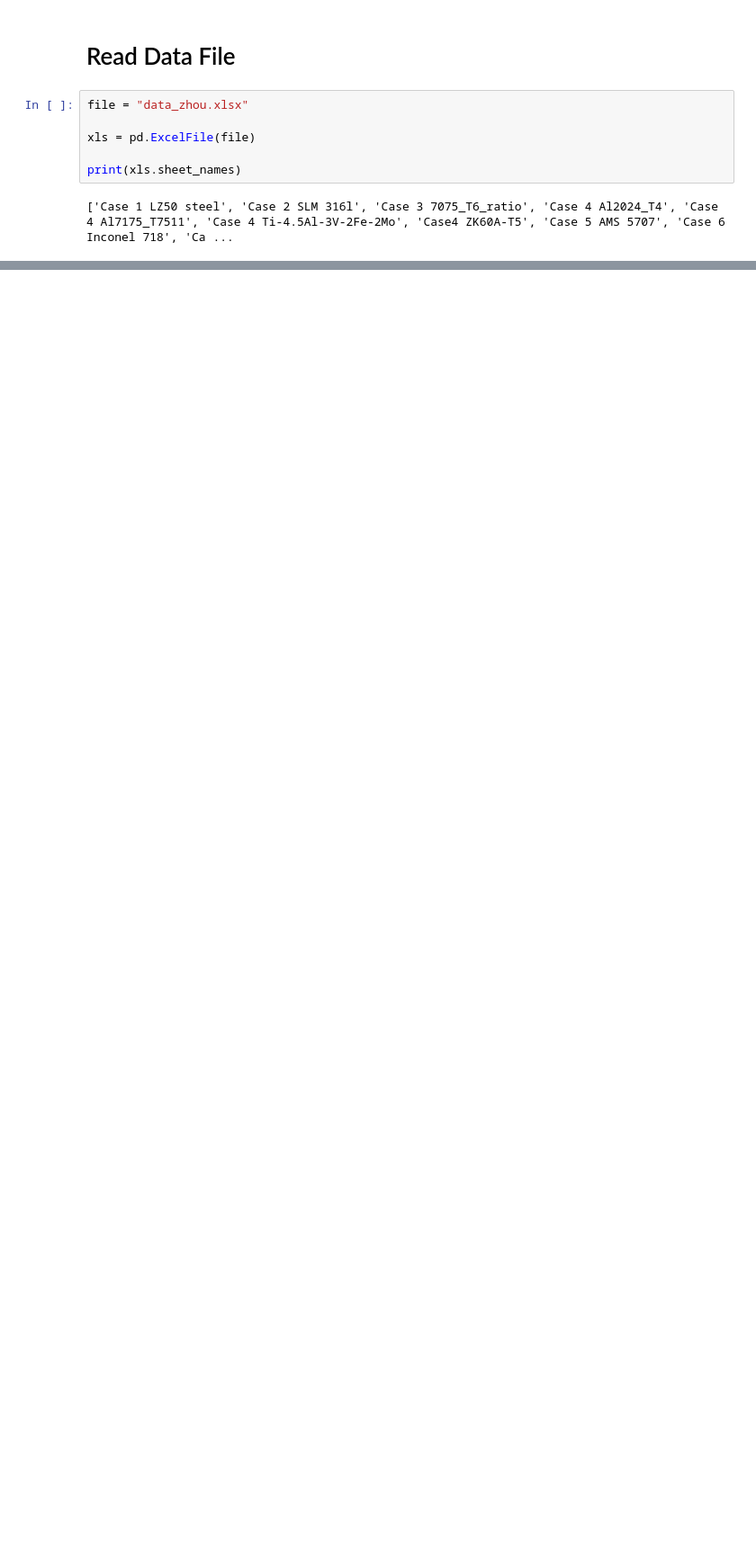
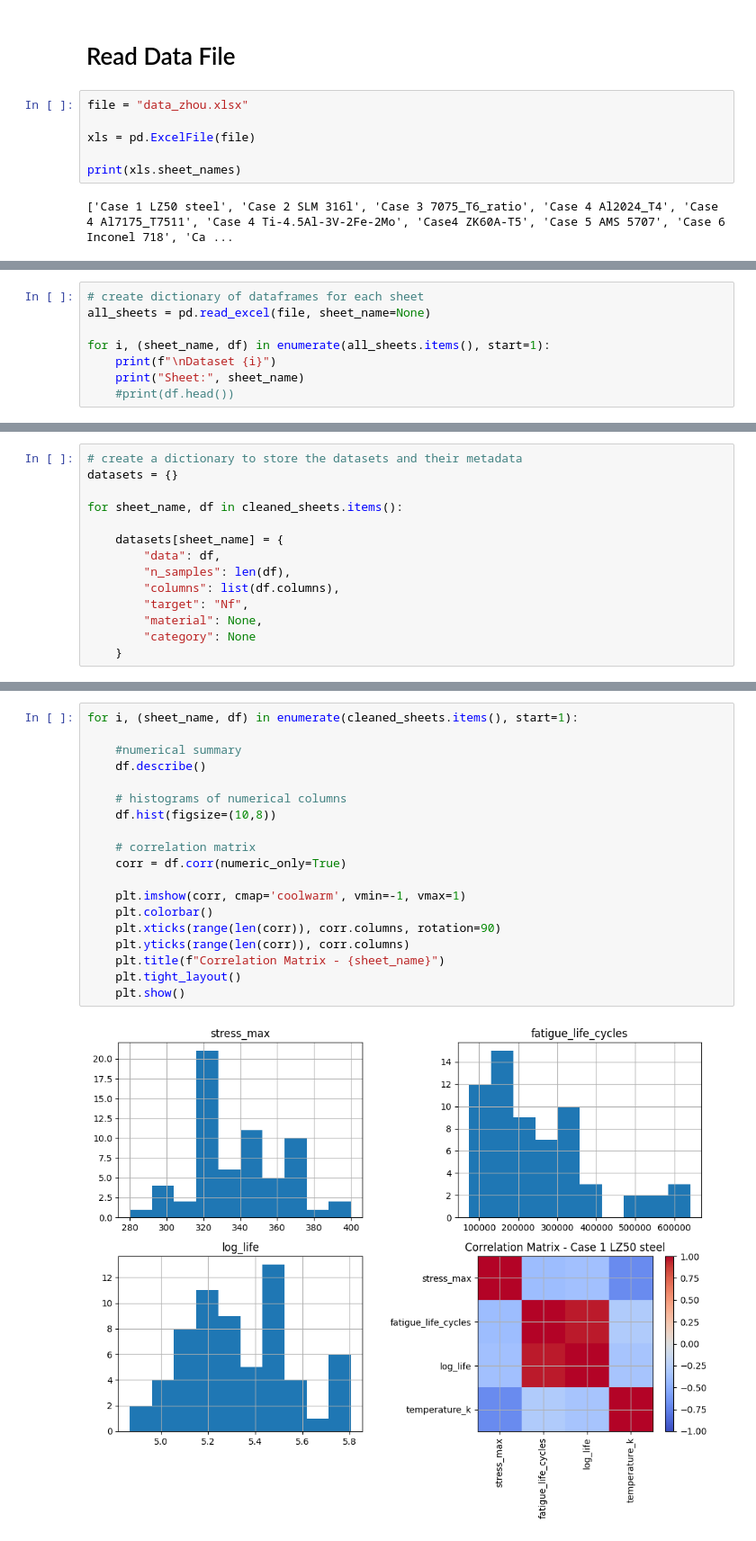
Before and after one commit to jessk816/pinn, a Jupyter notebook: data/data_zhou.ipynb, the cells around one changed output, grey strips where cells are left out. Shown at 90% size. Cells and saved outputs as stored; diff of their text form; blank space fills up the shorter version.

Commit message:
data cleaning and start eda

```diff
--- a/data/data_zhou.ipynb
+++ b/data/data_zhou.ipynb
@@ -14,0 +20,8 @@ print(xls.sheet_names)
+# %%
+# create dictionary of dataframes for each sheet
+all_sheets = pd.read_excel(file, sheet_name=None)
+
+for i, (sheet_name, df) in enumerate(all_sheets.items(), start=1):
+    print(f"\nDataset {i}")
+    print("Sheet:", sheet_name)
+    #print(df.head())
@@ -40,0 +168,14 @@ Sheet: Case 2 SLM 316l
+# %%
+# create a dictionary to store the datasets and their metadata
+datasets = {}
+
+for sheet_name, df in cleaned_sheets.items():
+
+    datasets[sheet_name] = {
+        "data": df,
+        "n_samples": len(df),
+        "columns": list(df.columns),
+        "target": "Nf",
+        "material": None,
+        "category": None
+    }
@@ -40,0 +261,21 @@ Sheet: Case 2 SLM 316l
+# %%
+for i, (sheet_name, df) in enumerate(cleaned_sheets.items(), start=1):
+
+    #numerical summary
+    df.describe()
+
+    # histograms of numerical columns
+    df.hist(figsize=(10,8))
+
+    # correlation matrix
+    corr = df.corr(numeric_only=True)
+
+    plt.imshow(corr, cmap='coolwarm', vmin=-1, vmax=1)
+    plt.colorbar()
+    plt.xticks(range(len(corr)), corr.columns, rotation=90)
+    plt.yticks(range(len(corr)), corr.columns)
+    plt.title(f"Correlation Matrix - {sheet_name}")
+    plt.tight_layout()
+    plt.show()
+# %% [output]
+[figure, added]
```
Also changed, not shown: parts of 14 cells of this notebook, 8 other files.
